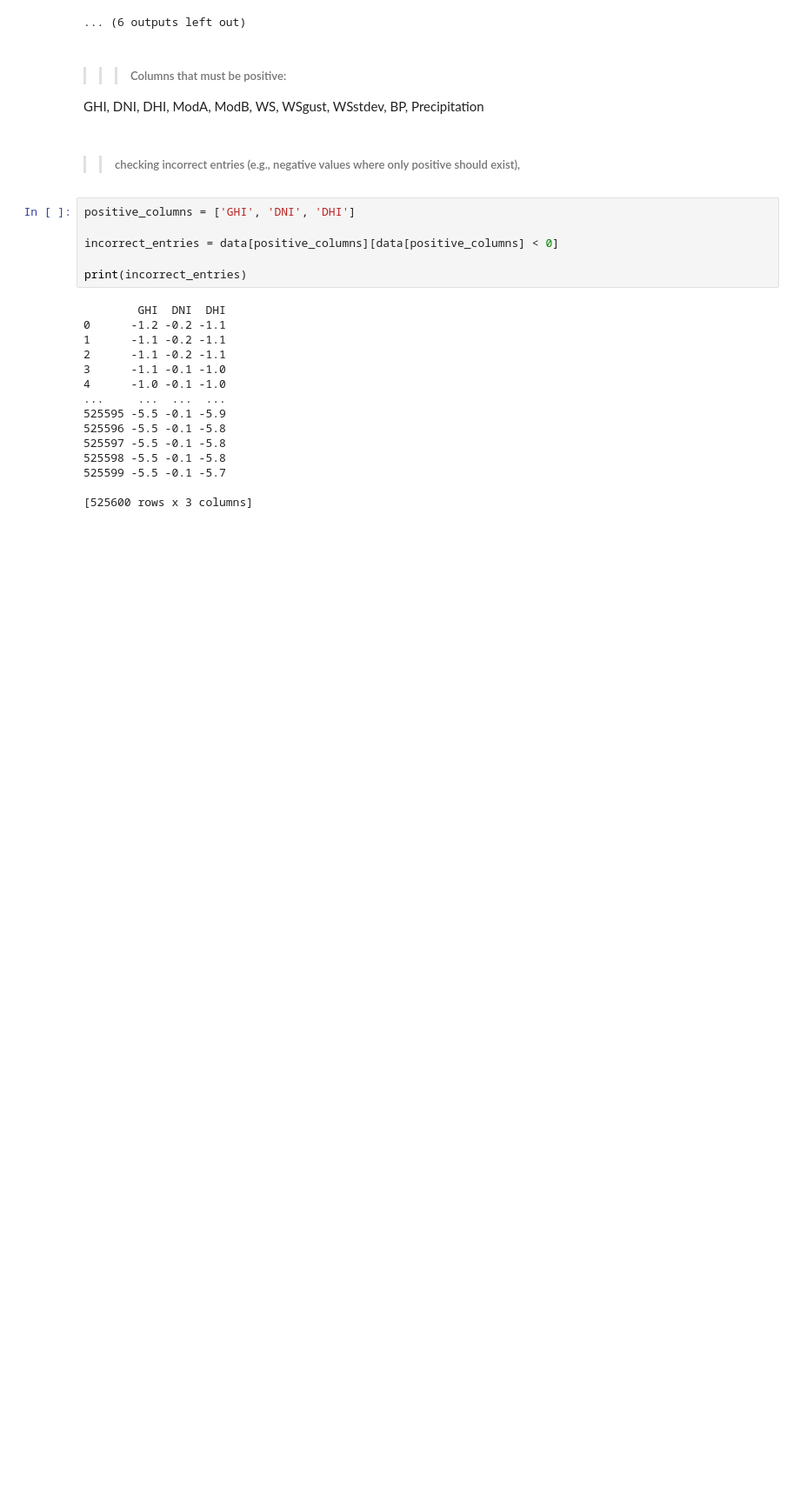
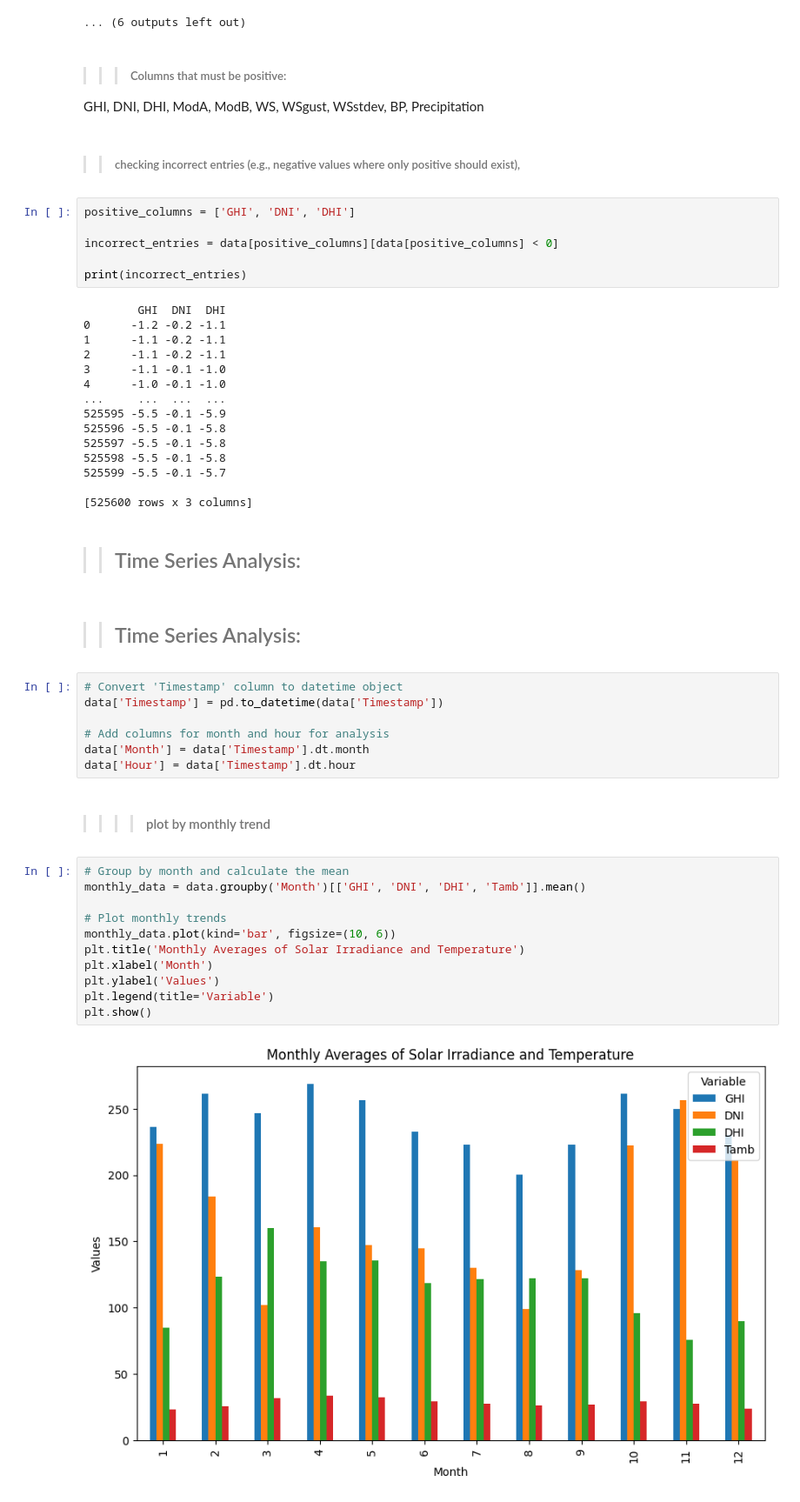
Before and after one commit to naolatomsa/MoonLight-Energy-Solutions-, a Jupyter notebook: notebooks/beninMalanville.ipynb, the cells around one changed output. Shown: that part at 87% size. Cells and saved outputs as stored; diff of their text form; blank space fills up the shorter version.

Commit message:
Time Series Analysis

```diff
--- a/notebooks/beninMalanville.ipynb
+++ b/notebooks/beninMalanville.ipynb
@@ -168,3 +168,29 @@ print(incorrect_entries)
 525599 -5.5 -0.1 -5.7
 
 [525600 rows x 3 columns]
+# %% [markdown]
+>> ## Time Series Analysis:
+# %% [markdown]
+>> ## Time Series Analysis:
+# %%
+# Convert 'Timestamp' column to datetime object
+data['Timestamp'] = pd.to_datetime(data['Timestamp'])
+
+# Add columns for month and hour for analysis
+data['Month'] = data['Timestamp'].dt.month
+data['Hour'] = data['Timestamp'].dt.hour
+# %% [markdown]
+>>>> #### plot by monthly trend
+# %%
+# Group by month and calculate the mean
+monthly_data = data.groupby('Month')[['GHI', 'DNI', 'DHI', 'Tamb']].mean()
+
+# Plot monthly trends
+monthly_data.plot(kind='bar', figsize=(10, 6))
+plt.title('Monthly Averages of Solar Irradiance and Temperature')
+plt.xlabel('Month')
+plt.ylabel('Values')
+plt.legend(title='Variable')
+plt.show()
+# %% [output]
+[figure, added]
```
Also changed, not shown: parts of 6 cells of this notebook.
